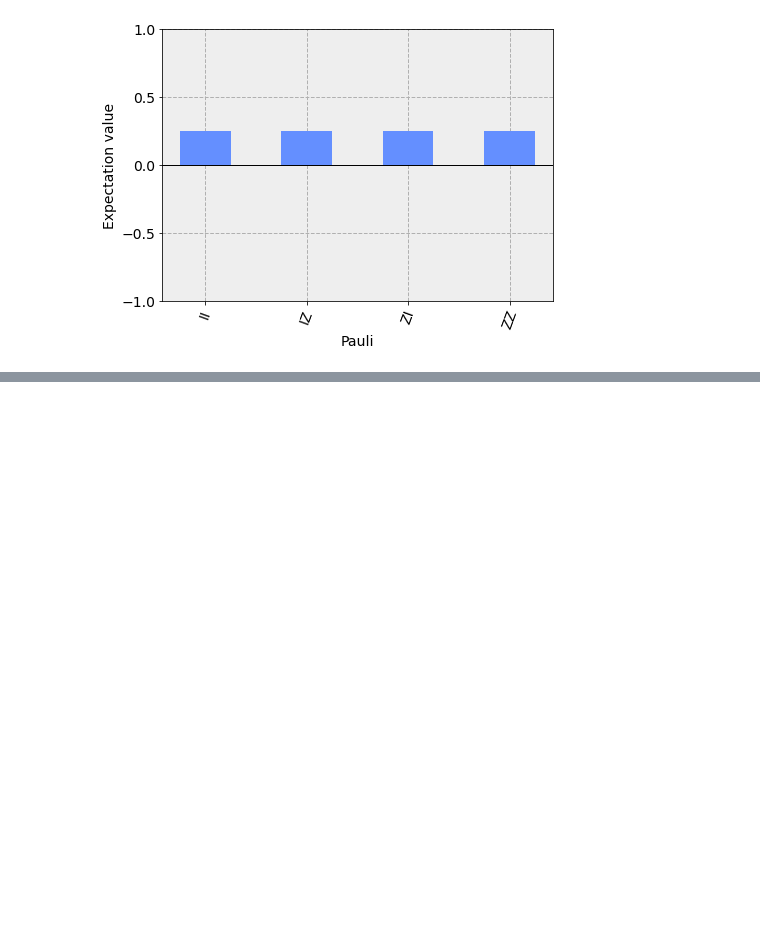
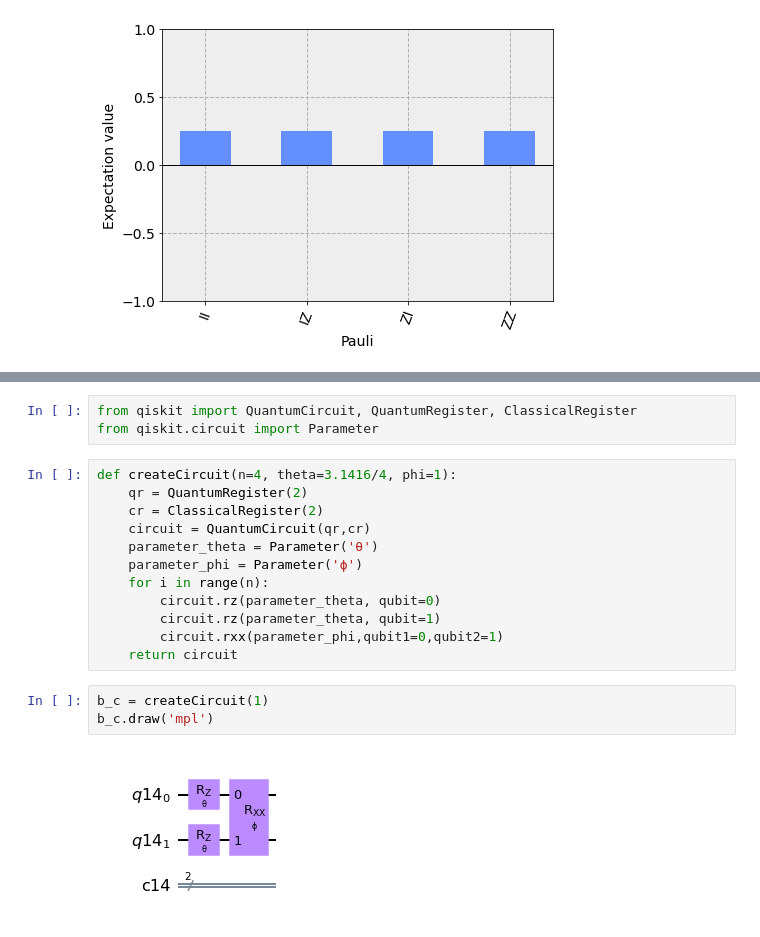
Before and after one commit to Q-ComputingChile/trotter-suzuki, a Jupyter notebook: Quantum.ipynb, the cells around one changed output, grey strips where cells are left out. Drawn from its saved outputs; the diff is of its cells as text; blank space fills up the shorter version.

```diff
--- a/Quantum.ipynb
+++ b/Quantum.ipynb
@@ -78,0 +91,20 @@ plot_state_paulivec(psi)
+# %%
+from qiskit import QuantumCircuit, QuantumRegister, ClassicalRegister
+from qiskit.circuit import Parameter
+# %%
+def createCircuit(n=4, theta=3.1416/4, phi=1):
+    qr = QuantumRegister(2)
+    cr = ClassicalRegister(2)
+    circuit = QuantumCircuit(qr,cr)
+    parameter_theta = Parameter('θ')
+    parameter_phi = Parameter('ϕ')
+    for i in range(n):
+        circuit.rz(parameter_theta, qubit=0)
+        circuit.rz(parameter_theta, qubit=1)
+        circuit.rxx(parameter_phi,qubit1=0,qubit2=1)
+    return circuit
+# %%
+b_c = createCircuit(1)
+b_c.draw('mpl')
+# %% [output]
+[figure, added]
```
Also changed, not shown: parts of 11 cells of this notebook.
